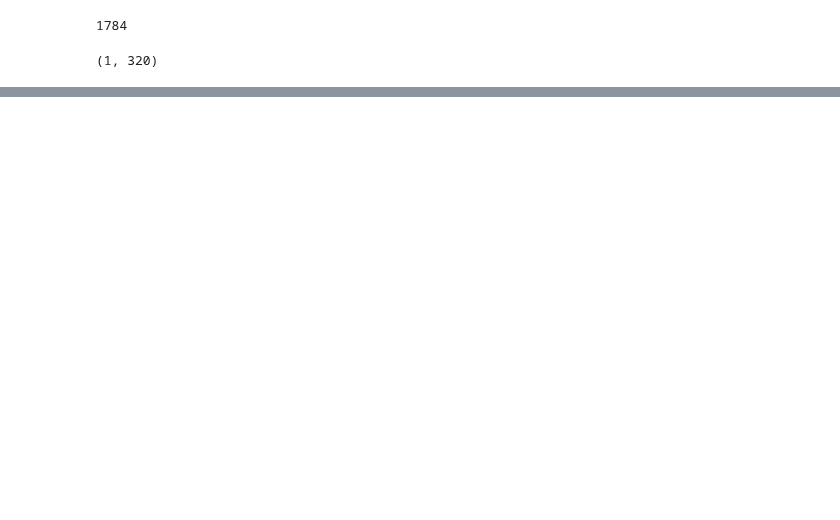
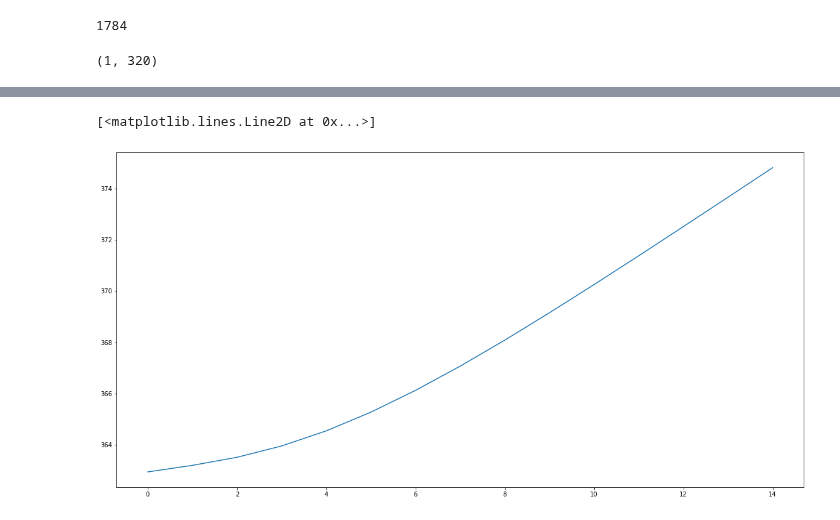
Before and after one commit to taniya25/Stock-Market-Price-Prediction, a Jupyter notebook: Stockpredict1.ipynb, the cells around one changed output, grey strips where cells are left out. Drawn from its saved outputs; the diff is of its cells as text; code cells hidden in the pictures; blank space fills up the shorter version.

```diff
--- a/Stockpredict1.ipynb
+++ b/Stockpredict1.ipynb
@@ -252,0 +275,2 @@ print(lst_output)
+# %%
+df3=scaler.inverse_transform(df3[5097:]).tolist()
@@ -252,0 +295,5 @@ print(lst_output)
+# %%
+plt.plot(df3)
+# %% [output]
+[<matplotlib.lines.Line2D at 0x...>]
+[figure, added]
```
Also changed, not shown: parts of 11 cells of this notebook.
